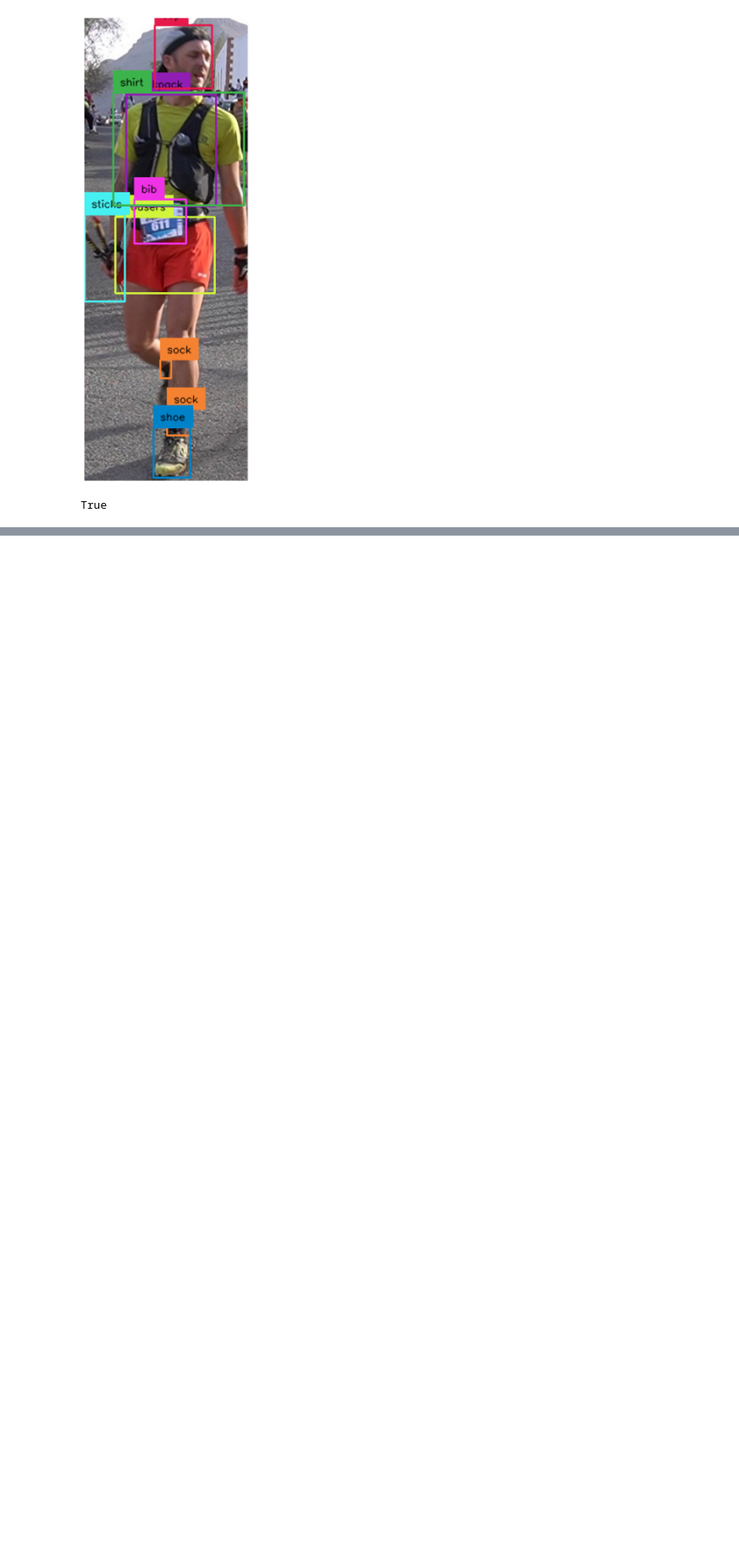
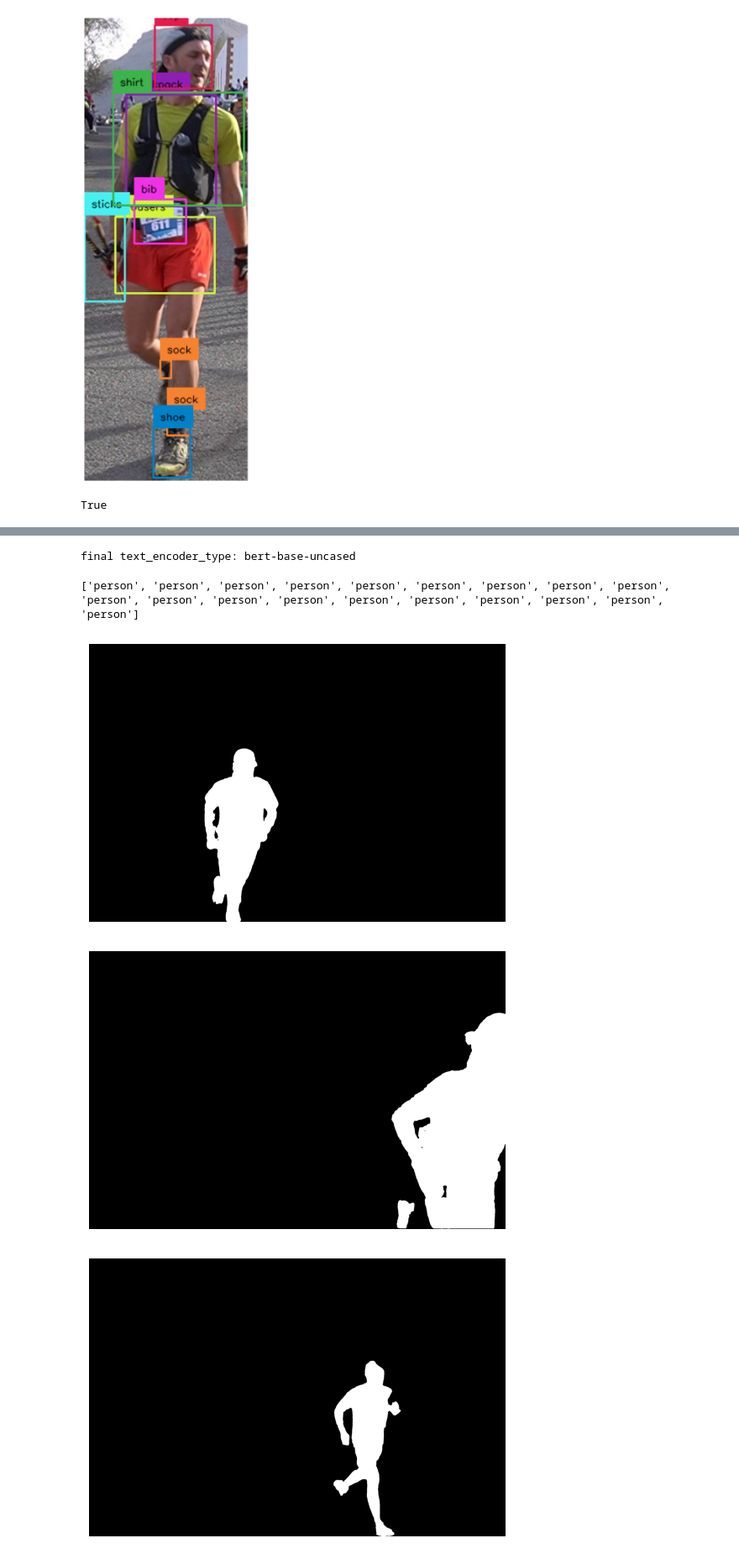
Before and after one commit to clement-gh/projetIA, a Jupyter notebook: analyzer/testeur_de_fonctionnalité.ipynb, the cells around one changed output, grey strips where cells are left out. Shown at 84% size. Cells and saved outputs as stored; diff of their text form; code cells hidden in the pictures; blank space fills up the shorter version.

```diff
--- a/analyzer/testeur_de_fonctionnalité.ipynb
+++ b/analyzer/testeur_de_fonctionnalité.ipynb
@@ -305,3 +305,30 @@ Detections(xyxy=array([[1.21073555e+02, 5.75049988e+02, 1.55619461e+02, 6.133090
        0.3166814 , 0.36500782, 0.3490375 , 0.34024072], dtype=float32), class_id=array([4, 3, 8, 5, 4, 7, 0, 6, 1]), tracker_id=None)
 [figure]
 True
+# %%
+import torch
+import supervision as sv
+import os
+import cv2
+
+from setup import *
+from const import *
+from dino_detection import detect_with_dino
+from segment import segment
+import logging
+from image_treatment import *
+
+
+
+
+print(check_available_weights())
+img_path = 'assets/DSC1167.jpg'
+text_prompt = ['person']
+annotated_image, detections, phrases = detect_with_dino(img_path, text_prompt)
+
+segmented_image, detections = segment(detections, img_path)
+# enregistrer les images
+cv2.imwrite("assets/segmented_image.jpg", segmented_image)
+
+plot_masks(detections.mask)
+# %% [output]
@@ -307,0 +336,5 @@ True
+final text_encoder_type: bert-base-uncased
+['person', 'person', 'person', 'person', 'person', 'person', 'person', 'person', 'person', 'person', 'person', 'person', 'person', 'person', 'person', 'person', 'person', 'person', 'person']
+[figure, added]
+[figure, added]
+[figure, added]
```
Also changed, not shown: parts of 2 cells of this notebook, 3 other files.
